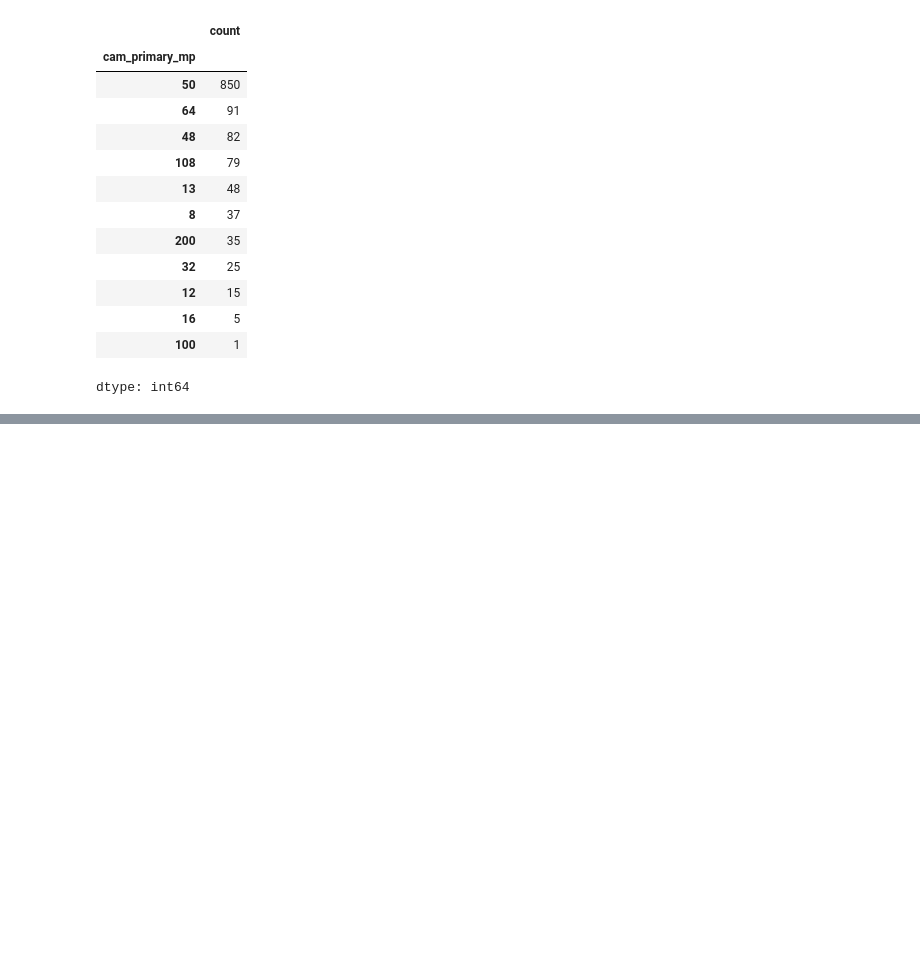
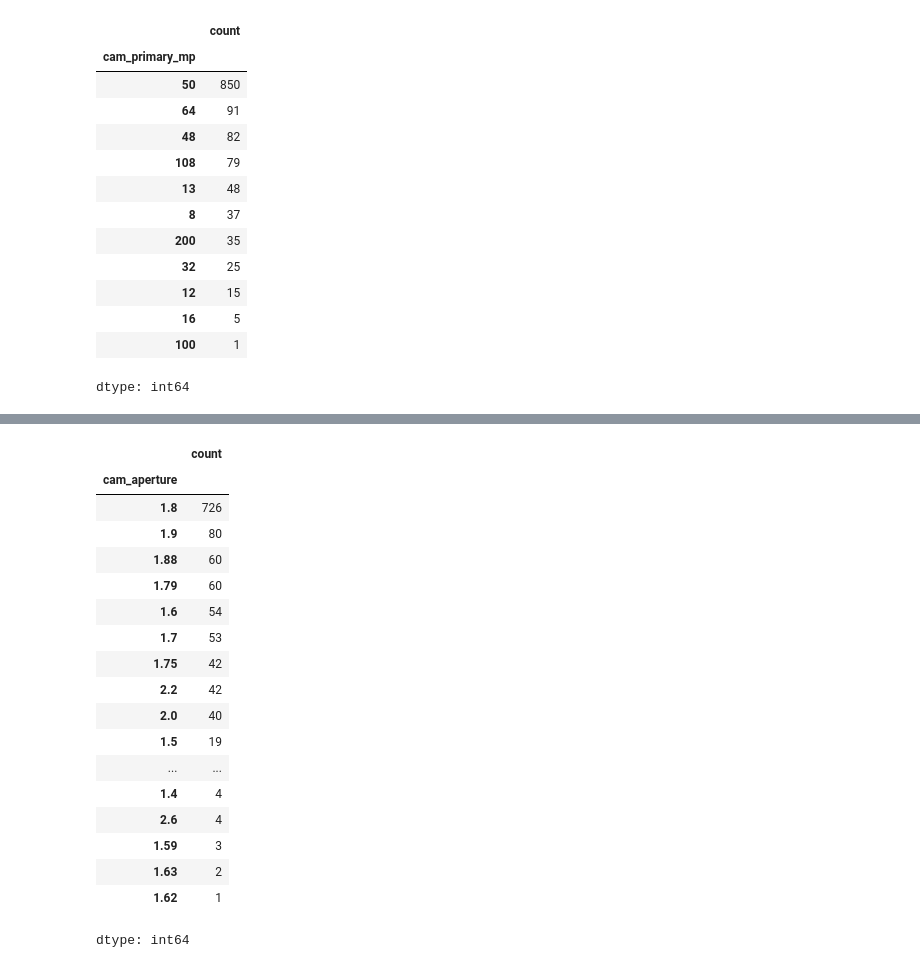
Before and after one commit to rajeshxdatascience/smartphone-recommender-system, a Jupyter notebook: SpecLens_AI_Data_Engineering.ipynb, the cells around one changed output, grey strips where cells are left out. Cells and saved outputs as stored; diff of their text form; code cells hidden in the pictures; blank space fills up the shorter version.

```diff
--- a/SpecLens_AI_Data_Engineering.ipynb
+++ b/SpecLens_AI_Data_Engineering.ipynb
@@ -3177,0 +3207,25 @@ dtype: int64
+# %%
+df.loc[89,'cam_aperture'] = '1.4'
+df.loc[1262,'cam_aperture'] = '1.6'
+# %%
+df['cam_aperture'].value_counts(dropna=False)
+# %% [output]
+|  | count |
+| cam_aperture |  |
+| 1.8 | 726 |
+| 1.9 | 80 |
+| 1.88 | 60 |
+| 1.79 | 60 |
+| 1.6 | 54 |
+| 1.7 | 53 |
+| 1.75 | 42 |
+| 2.2 | 42 |
+| 2.0 | 40 |
+| 1.5 | 19 |
+| ... | ... |
+| 1.4 | 4 |
+| 2.6 | 4 |
+| 1.59 | 3 |
+| 1.63 | 2 |
+| 1.62 | 1 |
+dtype: int64
```
Also changed, not shown: parts of 37 cells of this notebook.
